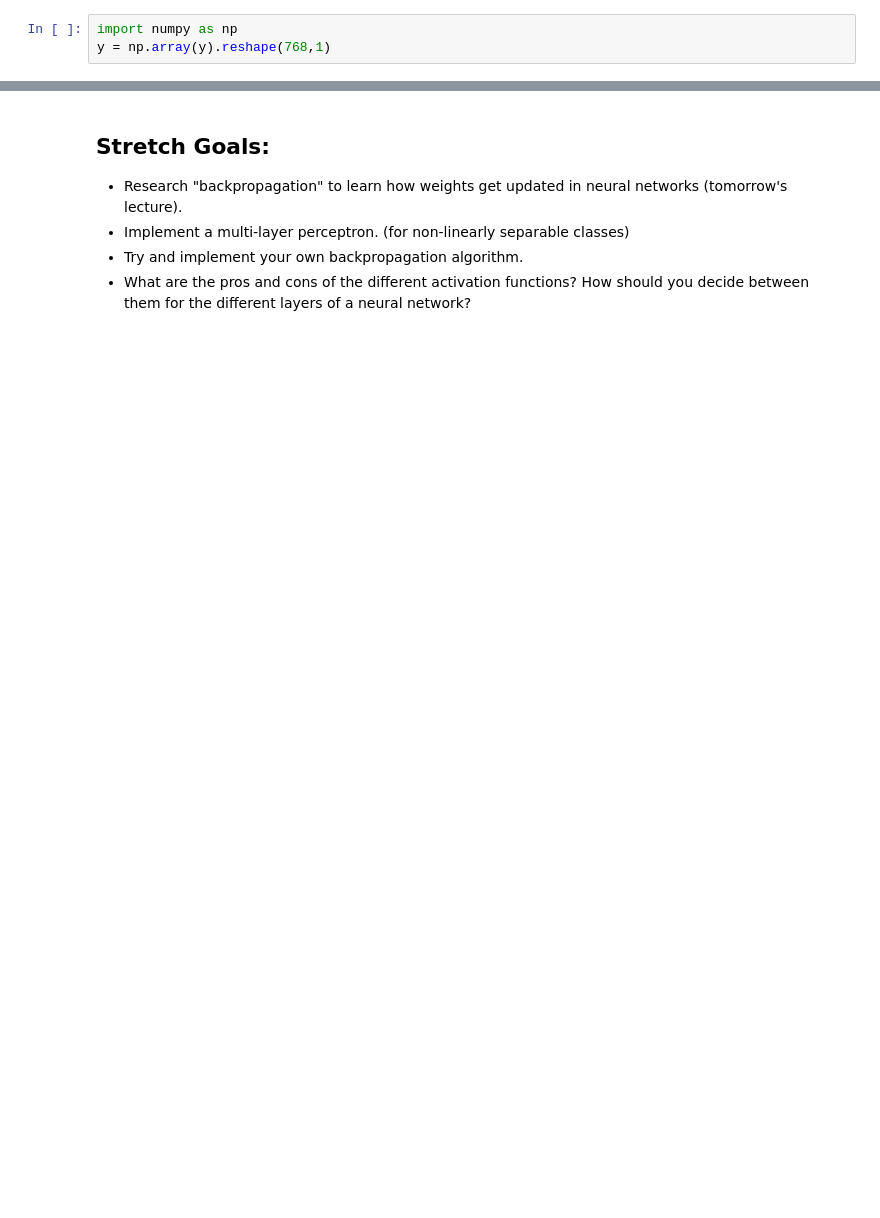
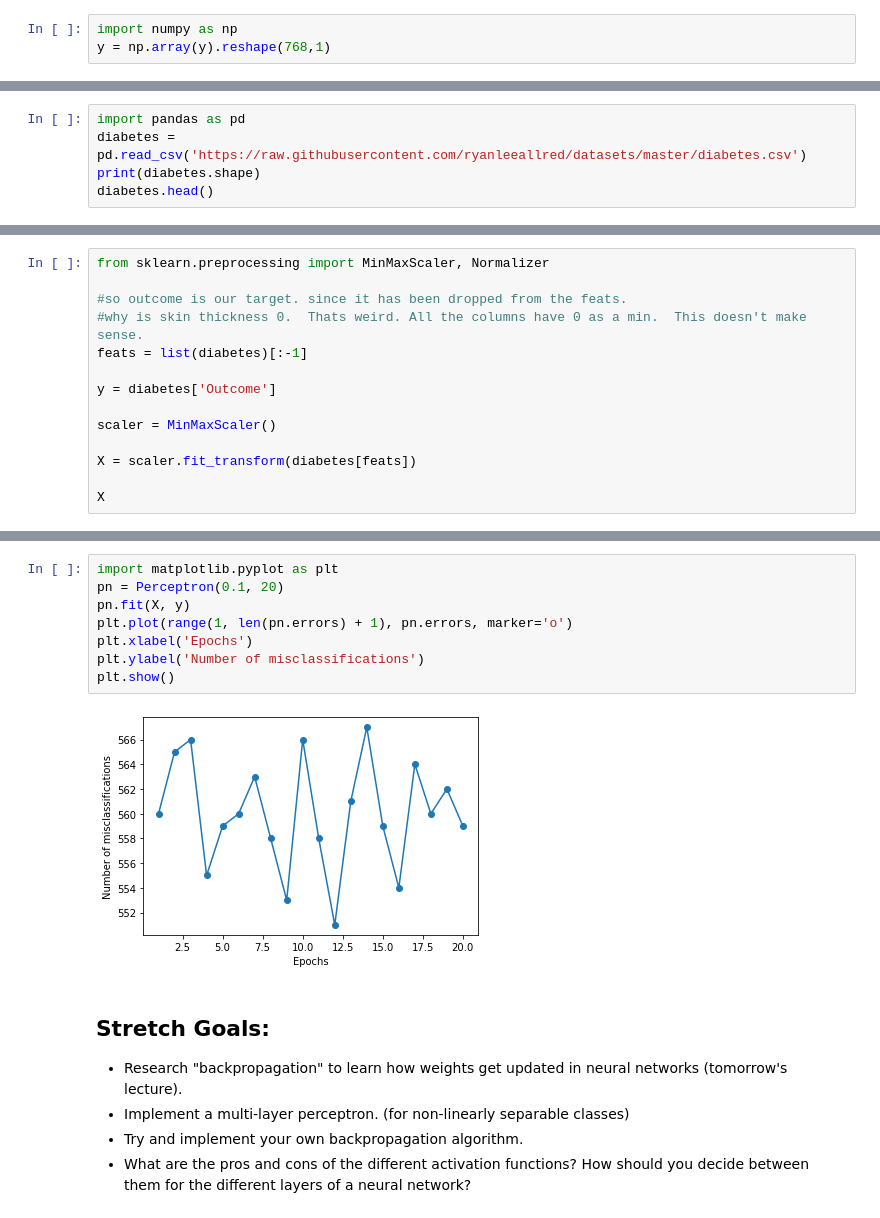
Before and after one commit to SwetaSengupta/DS-Unit-4-Sprint-2-Neural-Networks, a Jupyter notebook: module1-Intro-to-Neural-Networks/LS_DS_421_Intro_to_NN_Assignment.ipynb, the cells around one changed output, grey strips where cells are left out. Cells and saved outputs as stored; diff of their text form; blank space fills up the shorter version.

```diff
--- a/module1-Intro-to-Neural-Networks/LS_DS_421_Intro_to_NN_Assignment.ipynb
+++ b/module1-Intro-to-Neural-Networks/LS_DS_421_Intro_to_NN_Assignment.ipynb
@@ -224,0 +217,5 @@ perceptron.predict(X)
+# %%
+import pandas as pd
+diabetes = pd.read_csv('https://raw.githubusercontent.com/ryanleeallred/datasets/master/diabetes.csv')
+print(diabetes.shape)
+diabetes.head()
@@ -224,0 +230,14 @@ perceptron.predict(X)
+# %%
+from sklearn.preprocessing import MinMaxScaler, Normalizer
+
+#so outcome is our target. since it has been dropped from the feats.
+#why is skin thickness 0.  Thats weird. All the columns have 0 as a min.  This doesn't make sense.
+feats = list(diabetes)[:-1]
+
+y = diabetes['Outcome']
+
+scaler = MinMaxScaler()
+
+X = scaler.fit_transform(diabetes[feats])
+
+X
@@ -225,3 +308,13 @@ perceptron.predict(X)
+# %%
+import matplotlib.pyplot as plt
+pn = Perceptron(0.1, 20)
+pn.fit(X, y)
+plt.plot(range(1, len(pn.errors) + 1), pn.errors, marker='o')
+plt.xlabel('Epochs')
+plt.ylabel('Number of misclassifications')
+plt.show()
+# %% [output]
+[figure, added]
 # %% [markdown]
 ## Stretch Goals:
 
```
Also changed, not shown: parts of 7 cells of this notebook.
